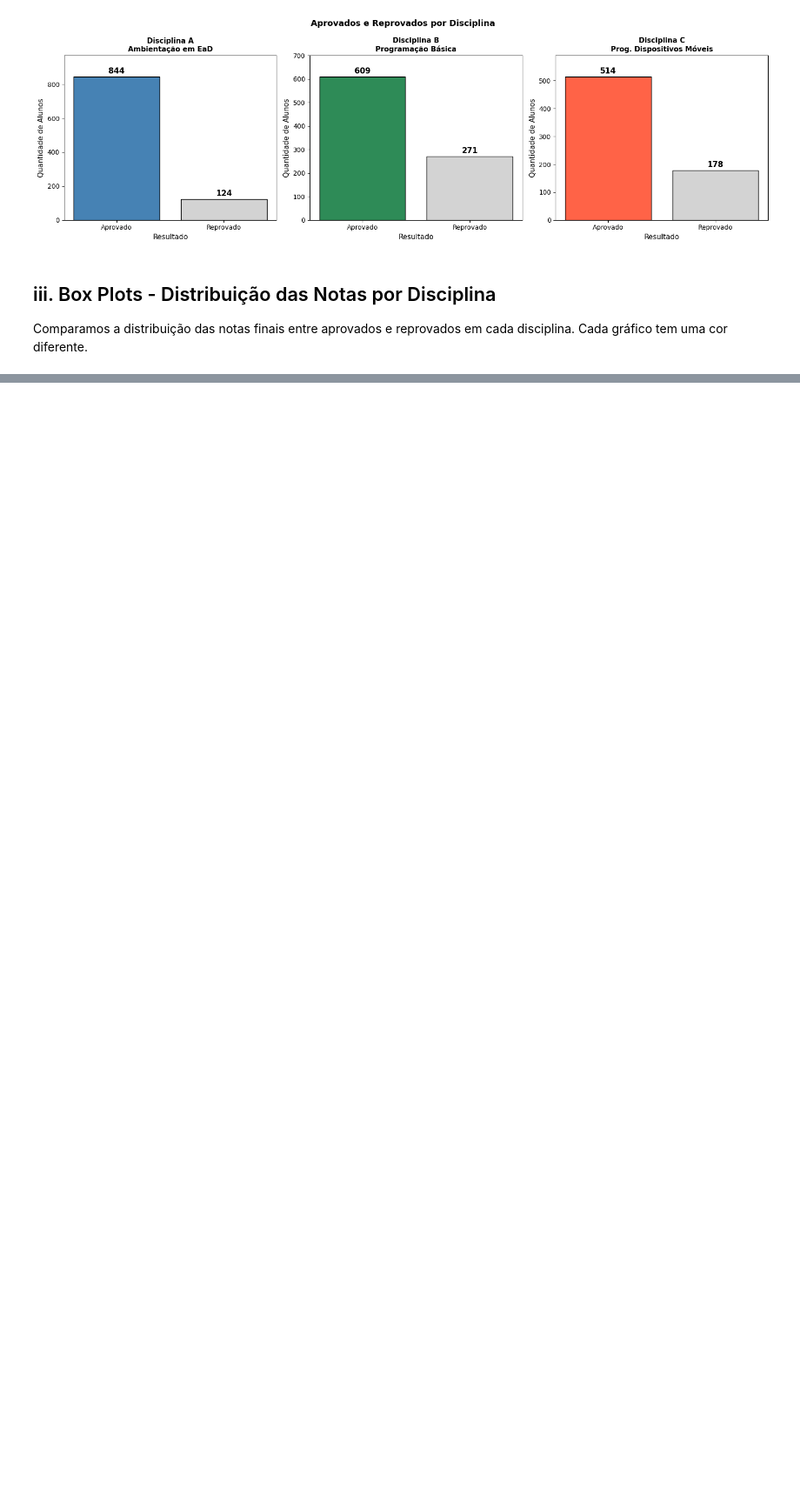
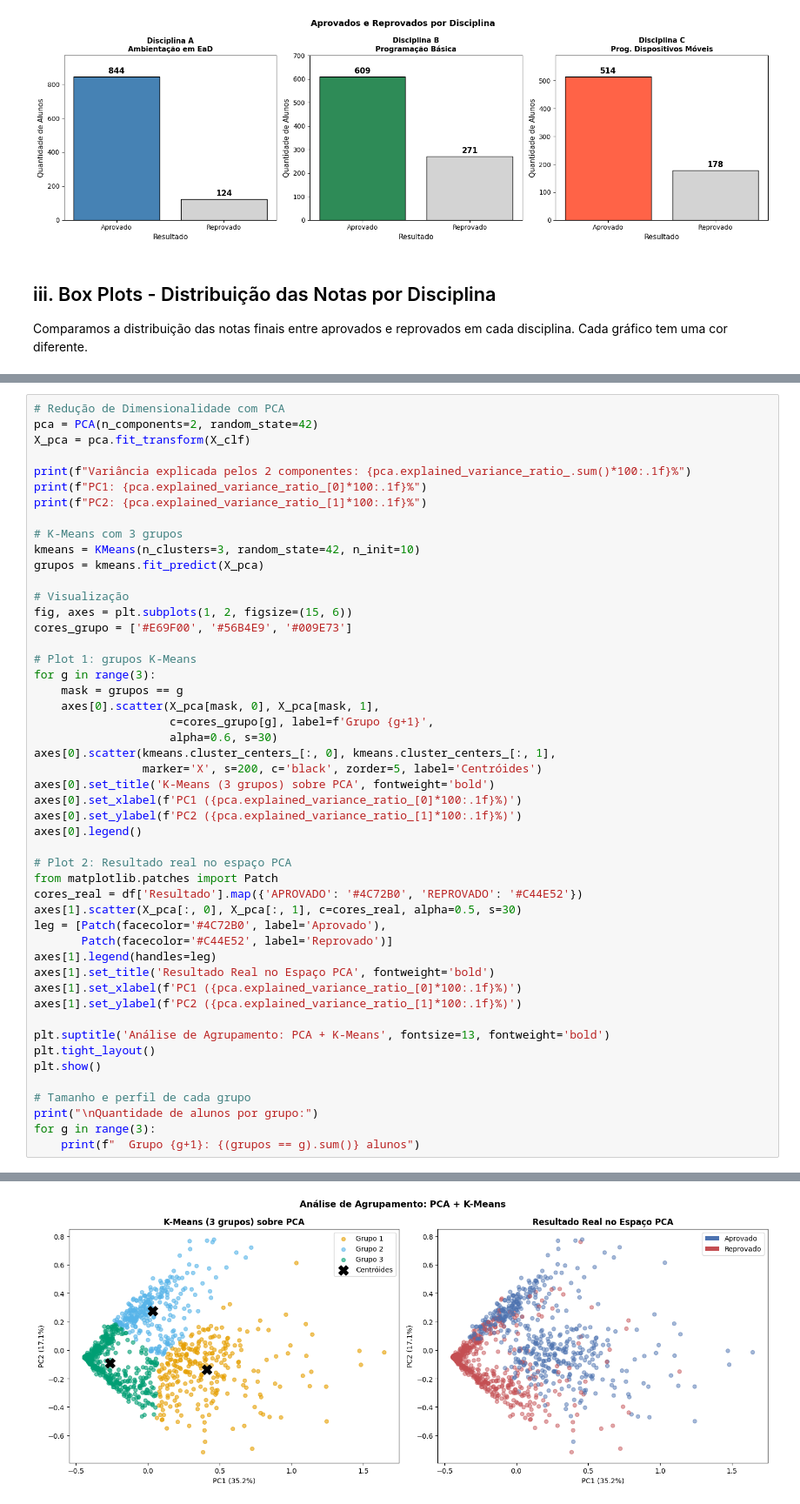
Before and after one commit to rhaymarthins/visualizacao-dados, a Jupyter notebook: trabalho_pratico_multidisciplinar.ipynb, the cells around one changed output, grey strips where cells are left out. Shown at 87% size. Drawn from its saved outputs; the diff is of its cells as text; blank space fills up the shorter version.

```diff
--- a/trabalho_pratico_multidisciplinar.ipynb
+++ b/trabalho_pratico_multidisciplinar.ipynb
@@ -340,0 +537,50 @@ Disciplina C - DP: 10.17 | Min: 60 | Mediana: 80 | Max: 100
+# %%
+# Redução de Dimensionalidade com PCA
+pca = PCA(n_components=2, random_state=42)
+X_pca = pca.fit_transform(X_clf)
+
+print(f"Variância explicada pelos 2 componentes: {pca.explained_variance_ratio_.sum()*100:.1f}%")
+print(f"PC1: {pca.explained_variance_ratio_[0]*100:.1f}%")
+print(f"PC2: {pca.explained_variance_ratio_[1]*100:.1f}%")
+
+# K-Means com 3 grupos
+kmeans = KMeans(n_clusters=3, random_state=42, n_init=10)
+grupos = kmeans.fit_predict(X_pca)
+
+# Visualização
+fig, axes = plt.subplots(1, 2, figsize=(15, 6))
+cores_grupo = ['#E69F00', '#56B4E9', '#009E73']
+
+# Plot 1: grupos K-Means
+for g in range(3):
+    mask = grupos == g
+    axes[0].scatter(X_pca[mask, 0], X_pca[mask, 1],
+                    c=cores_grupo[g], label=f'Grupo {g+1}',
+                    alpha=0.6, s=30)
+axes[0].scatter(kmeans.cluster_centers_[:, 0], kmeans.cluster_centers_[:, 1],
+                marker='X', s=200, c='black', zorder=5, label='Centróides')
+axes[0].set_title('K-Means (3 grupos) sobre PCA', fontweight='bold')
+axes[0].set_xlabel(f'PC1 ({pca.explained_variance_ratio_[0]*100:.1f}%)')
+axes[0].set_ylabel(f'PC2 ({pca.explained_variance_ratio_[1]*100:.1f}%)')
+axes[0].legend()
+
+# Plot 2: Resultado real no espaço PCA
+from matplotlib.patches import Patch
+cores_real = df['Resultado'].map({'APROVADO': '#4C72B0', 'REPROVADO': '#C44E52'})
+axes[1].scatter(X_pca[:, 0], X_pca[:, 1], c=cores_real, alpha=0.5, s=30)
+leg = [Patch(facecolor='#4C72B0', label='Aprovado'),
+       Patch(facecolor='#C44E52', label='Reprovado')]
+axes[1].legend(handles=leg)
+axes[1].set_title('Resultado Real no Espaço PCA', fontweight='bold')
+axes[1].set_xlabel(f'PC1 ({pca.explained_variance_ratio_[0]*100:.1f}%)')
+axes[1].set_ylabel(f'PC2 ({pca.explained_variance_ratio_[1]*100:.1f}%)')
+
+plt.suptitle('Análise de Agrupamento: PCA + K-Means', fontsize=13, fontweight='bold')
+plt.tight_layout()
+plt.show()
+
+# Tamanho e perfil de cada grupo
+print("\nQuantidade de alunos por grupo:")
+for g in range(3):
+    print(f"  Grupo {g+1}: {(grupos == g).sum()} alunos")
+# %% [output]
@@ -340,0 +590 @@ Disciplina C - DP: 10.17 | Min: 60 | Mediana: 80 | Max: 100
+[figure, added]
```
Also changed, not shown: parts of 15 cells of this notebook.
